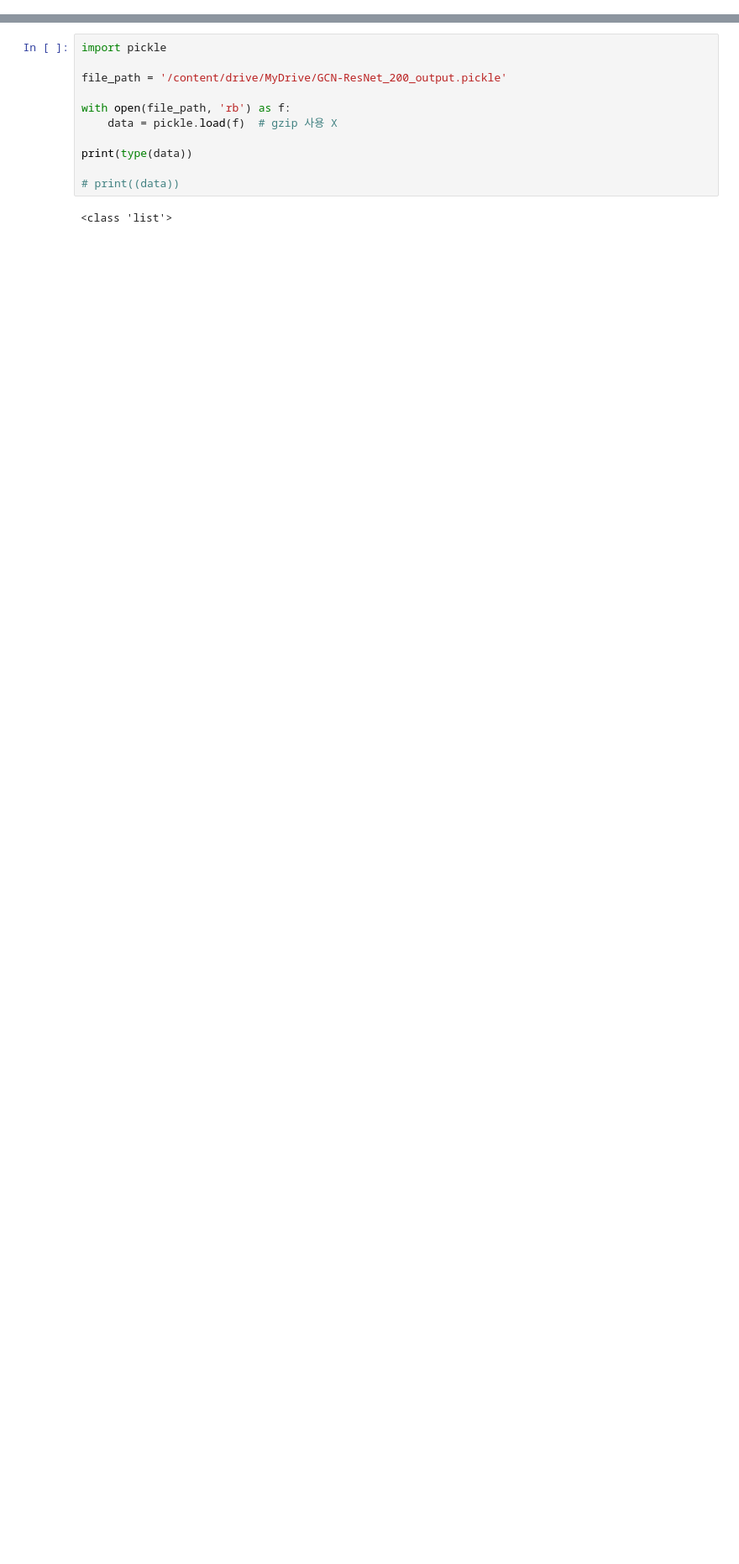
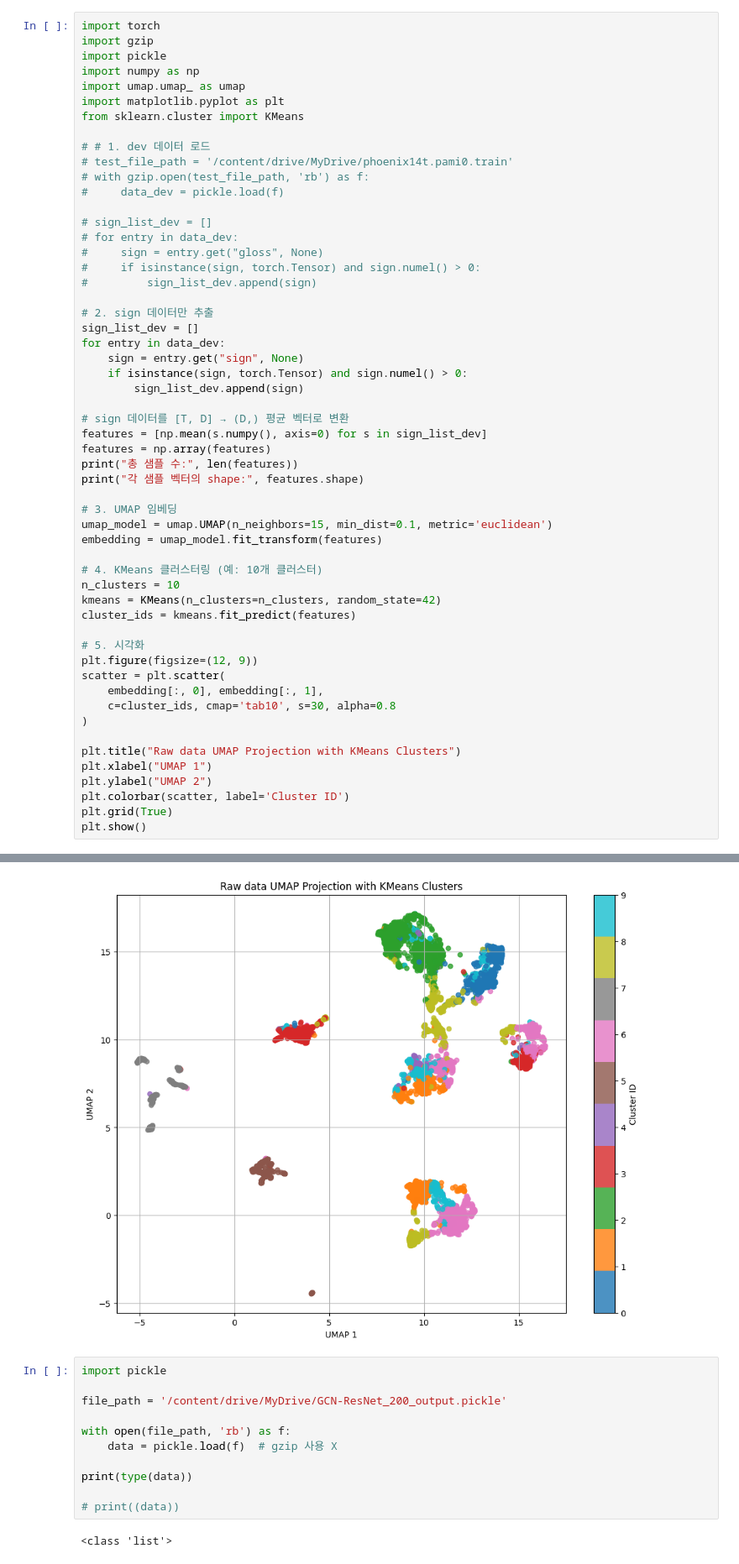
Before and after one commit to uiinlee/CV, a Jupyter notebook: model.ipynb, the cells around one changed output, grey strips where cells are left out. Shown at 84% size. Saved outputs shown, nothing was run; the diff lists cells and outputs as text; blank space fills up the shorter version.

```diff
--- a/model.ipynb
+++ b/model.ipynb
@@ -787,0 +788,56 @@ plt.show()
+# %%
+import torch
+import gzip
+import pickle
+import numpy as np
+import umap.umap_ as umap
+import matplotlib.pyplot as plt
+from sklearn.cluster import KMeans
+
+# # 1. dev 데이터 로드
+# test_file_path = '/content/drive/MyDrive/phoenix14t.pami0.train'
+# with gzip.open(test_file_path, 'rb') as f:
+#     data_dev = pickle.load(f)
+
+# sign_list_dev = []
+# for entry in data_dev:
+#     sign = entry.get("gloss", None)
+#     if isinstance(sign, torch.Tensor) and sign.numel() > 0:
+#         sign_list_dev.append(sign)
+
+# 2. sign 데이터만 추출
+sign_list_dev = []
+for entry in data_dev:
+    sign = entry.get("sign", None)
+    if isinstance(sign, torch.Tensor) and sign.numel() > 0:
+        sign_list_dev.append(sign)
+
+# sign 데이터를 [T, D] → (D,) 평균 벡터로 변환
+features = [np.mean(s.numpy(), axis=0) for s in sign_list_dev]
+features = np.array(features)
+print("총 샘플 수:", len(features))
+print("각 샘플 벡터의 shape:", features.shape)
+
+# 3. UMAP 임베딩
+umap_model = umap.UMAP(n_neighbors=15, min_dist=0.1, metric='euclidean')
+embedding = umap_model.fit_transform(features)
+
+# 4. KMeans 클러스터링 (예: 10개 클러스터)
+n_clusters = 10
+kmeans = KMeans(n_clusters=n_clusters, random_state=42)
+cluster_ids = kmeans.fit_predict(features)
+
+# 5. 시각화
+plt.figure(figsize=(12, 9))
+scatter = plt.scatter(
+    embedding[:, 0], embedding[:, 1],
+    c=cluster_ids, cmap='tab10', s=30, alpha=0.8
+)
+
+plt.title("Raw data UMAP Projection with KMeans Clusters")
+plt.xlabel("UMAP 1")
+plt.ylabel("UMAP 2")
+plt.colorbar(scatter, label='Cluster ID')
+plt.grid(True)
+plt.show()
+# %% [output]
@@ -788,3 +846,4 @@ plt.show()
+[figure, added]
 # %%
 import pickle
 
```
Also changed, not shown: parts of 6 cells of this notebook.
